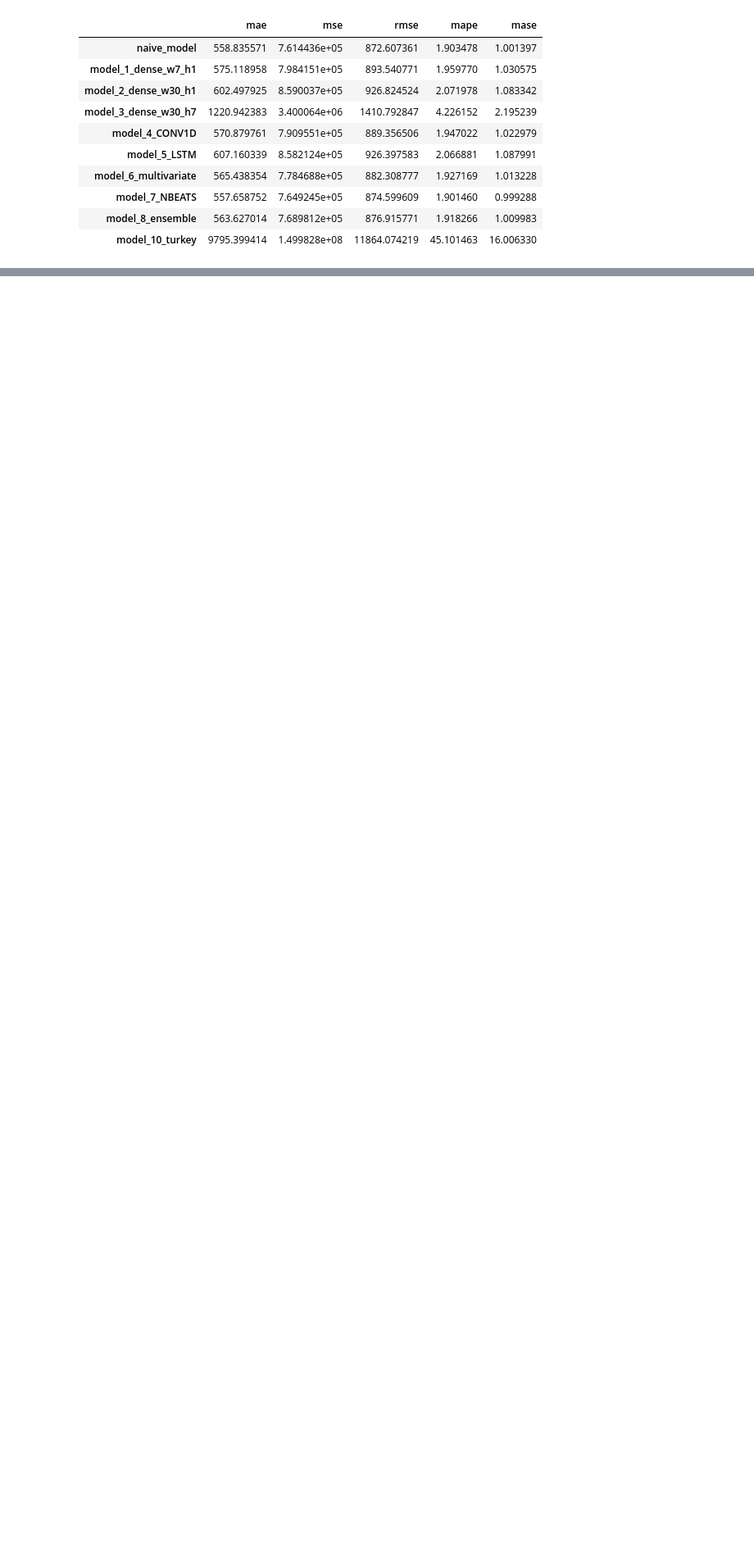
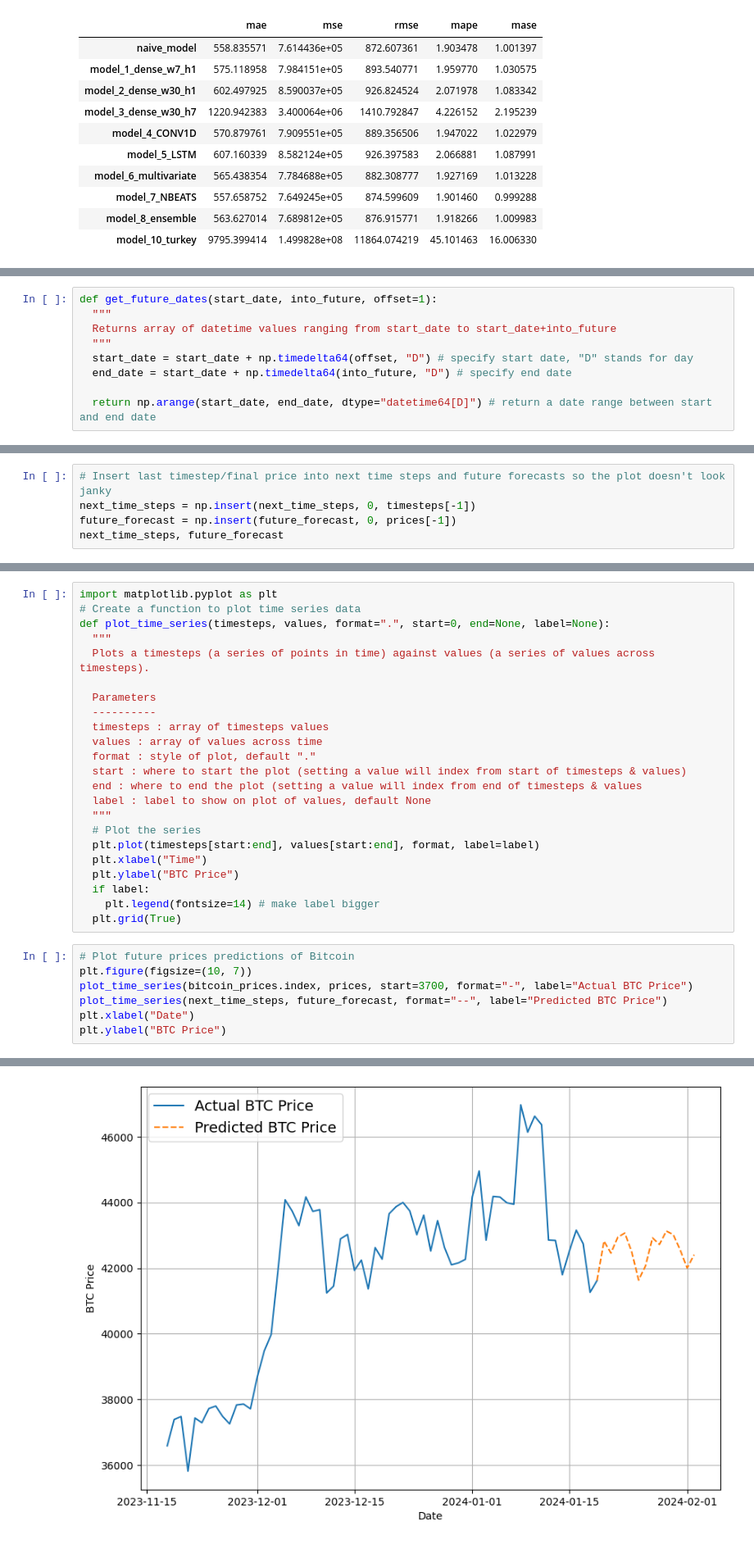
Before and after one commit to Emd956/Time_series_forecasting_in_Bitcoin_prices, a Jupyter notebook: 10_time_series_forecasting_in_tensorflow.ipynb, the cells around one changed output, grey strips where cells are left out. Shown at 82% size. Saved outputs shown, nothing was run; the diff lists cells and outputs as text; blank space fills up the shorter version.

```diff
--- a/10_time_series_forecasting_in_tensorflow.ipynb
+++ b/10_time_series_forecasting_in_tensorflow.ipynb
@@ -2659,0 +2793,9 @@ model_results[["mae"]].sort_values(by="mae").plot(figsize=(10,7), kind="bar");
+# %%
+def get_future_dates(start_date, into_future, offset=1):
+  """
+  Returns array of datetime values ranging from start_date to start_date+into_future
+  """
+  start_date = start_date + np.timedelta64(offset, "D") # specify start date, "D" stands for day
+  end_date = start_date + np.timedelta64(into_future, "D") # specify end date
+
+  return np.arange(start_date, end_date, dtype="datetime64[D]") # return a date range between start and end date
@@ -2659,0 +2895,5 @@ model_results[["mae"]].sort_values(by="mae").plot(figsize=(10,7), kind="bar");
+# %%
+# Insert last timestep/final price into next time steps and future forecasts so the plot doesn't look janky
+next_time_steps = np.insert(next_time_steps, 0, timesteps[-1])
+future_forecast = np.insert(future_forecast, 0, prices[-1])
+next_time_steps, future_forecast
@@ -2659,0 +2908,31 @@ model_results[["mae"]].sort_values(by="mae").plot(figsize=(10,7), kind="bar");
+# %%
+import matplotlib.pyplot as plt
+# Create a function to plot time series data
+def plot_time_series(timesteps, values, format=".", start=0, end=None, label=None):
+  """
+  Plots a timesteps (a series of points in time) against values (a series of values across timesteps).
+
+  Parameters
+  ----------
+  timesteps : array of timesteps values
+  values : array of values across time
+  format : style of plot, default "."
+  start : where to start the plot (setting a value will index from start of timesteps & values)
+  end : where to end the plot (setting a value will index from end of timesteps & values
+  label : label to show on plot of values, default None
+  """
+  # Plot the series
+  plt.plot(timesteps[start:end], values[start:end], format, label=label)
+  plt.xlabel("Time")
+  plt.ylabel("BTC Price")
+  if label:
+    plt.legend(fontsize=14) # make label bigger
+  plt.grid(True)
+# %%
+# Plot future prices predictions of Bitcoin
+plt.figure(figsize=(10, 7))
+plot_time_series(bitcoin_prices.index, prices, start=3700, format="-", label="Actual BTC Price")
+plot_time_series(next_time_steps, future_forecast, format="--", label="Predicted BTC Price")
+plt.xlabel("Date")
+plt.ylabel("BTC Price")
+# %% [output]
@@ -2659,0 +2940 @@ model_results[["mae"]].sort_values(by="mae").plot(figsize=(10,7), kind="bar");
+[figure, added]
```
Also changed, not shown: parts of 15 cells of this notebook.
